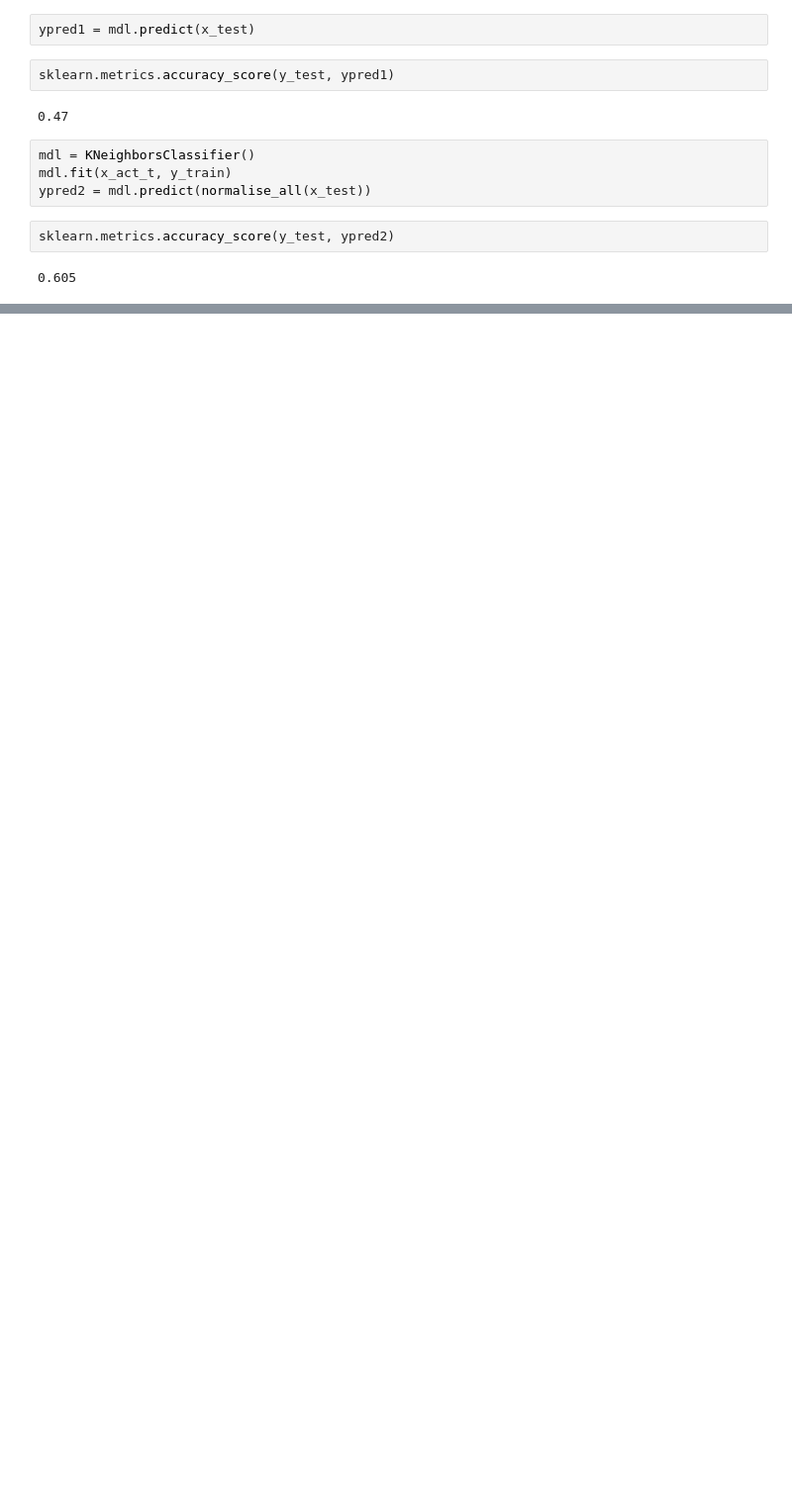
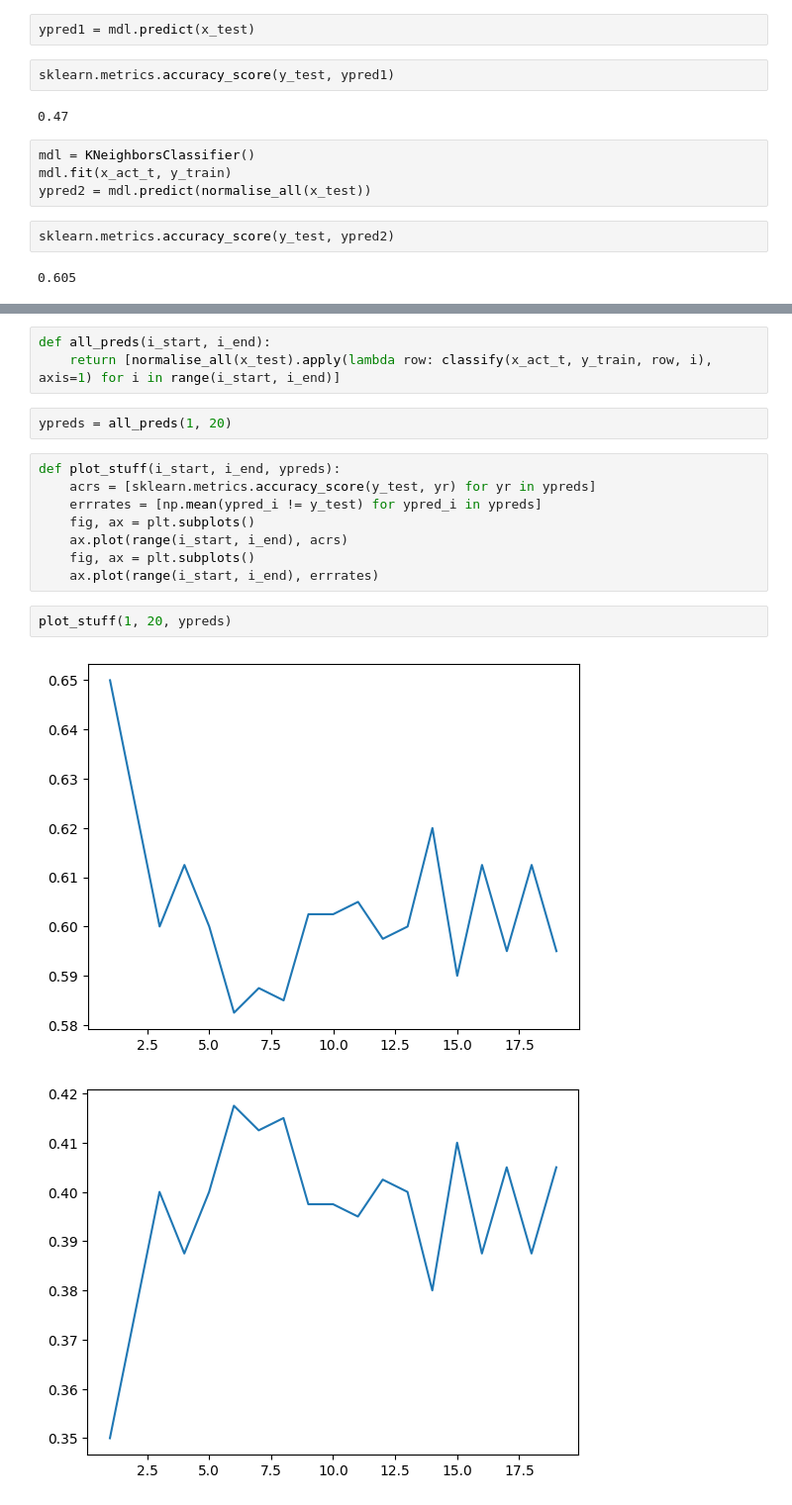
Before and after one commit to fa993/ml-notebooks, a Jupyter notebook: KNN.ipynb, the cells around one changed output, grey strips where cells are left out. Shown at 99% size. Drawn from its saved outputs; the diff is of its cells as text; blank space fills up the shorter version.

```diff
--- a/KNN.ipynb
+++ b/KNN.ipynb
@@ -213,0 +216,18 @@ sklearn.metrics.accuracy_score(y_test, ypred2)
+# %%
+def all_preds(i_start, i_end):
+    return [normalise_all(x_test).apply(lambda row: classify(x_act_t, y_train, row, i), axis=1) for i in range(i_start, i_end)]
+# %%
+ypreds = all_preds(1, 20)
+# %%
+def plot_stuff(i_start, i_end, ypreds):
+    acrs = [sklearn.metrics.accuracy_score(y_test, yr) for yr in ypreds]
+    errrates = [np.mean(ypred_i != y_test) for ypred_i in ypreds]
+    fig, ax = plt.subplots()
+    ax.plot(range(i_start, i_end), acrs)
+    fig, ax = plt.subplots()
+    ax.plot(range(i_start, i_end), errrates)
+# %%
+plot_stuff(1, 20, ypreds)
+# %% [output]
+[figure, added]
+[figure, added]
```
Also changed, not shown: parts of 4 cells of this notebook, 7 other files.
